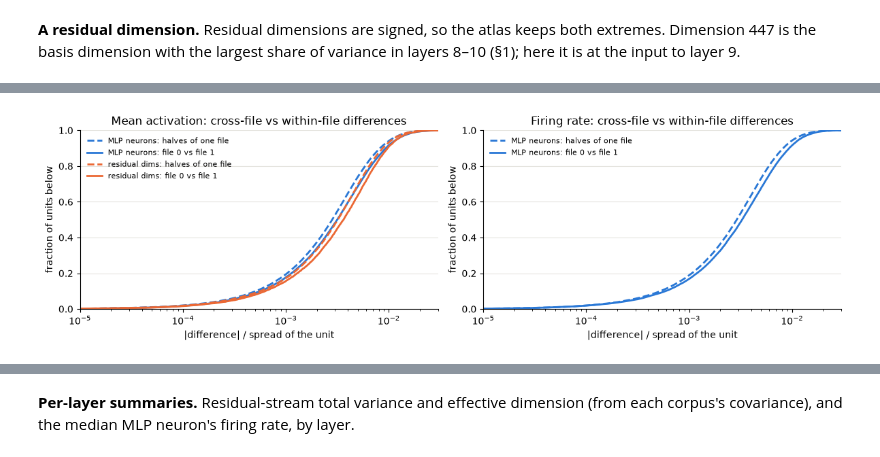
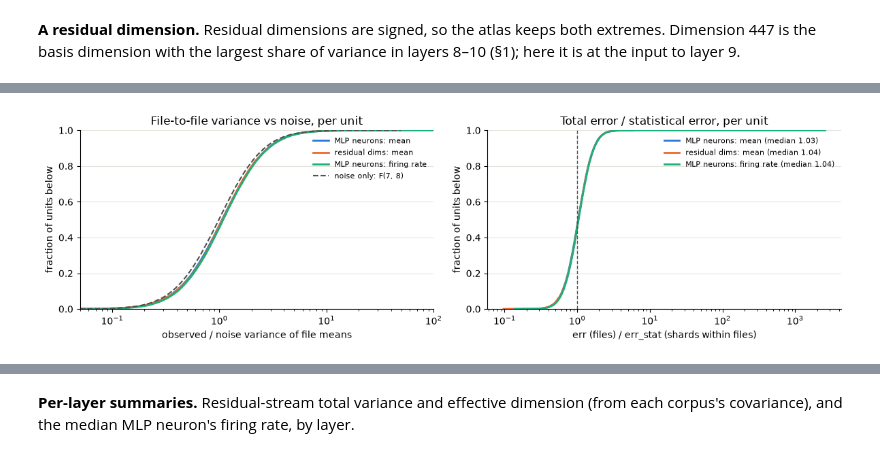
Before and after one commit to rreece/gpt2-atlas, a Jupyter notebook: notebooks/atlas.ipynb, the cells around one changed output, grey strips where cells are left out. Cells and saved outputs as stored; diff of their text form; code cells hidden in the pictures.

```diff
--- a/notebooks/atlas.ipynb
+++ b/notebooks/atlas.ipynb
@@ -282,10 +289,11 @@ comparable. A ratio near 1 means the files differ no more than random splits do.
 # %%
 mlp_mask = (neurons.kind == "post").to_numpy()
-print("median bootstrap error             MLP neurons   residual dims")
-for label, ratio in [("on the mean, in units of std", neurons.mean_err / neurons["std"]),
-                     ("on the std, relative", neurons.std_err / neurons["std"]),
-                     ("on the firing rate, relative", neurons.frac_pos_err / neurons.frac_pos.where(neurons.frac_pos > 0))]:
-    print(f"  {label:32s} {np.nanmedian(ratio[mlp_mask]):10.4f}   {np.nanmedian(ratio[~mlp_mask]):12.4f}")
+print("median error                       MLP neurons (total / stat)   residual dims (total / stat)")
+for label, col, scale in [("on the mean, in units of std", "mean", neurons["std"]), ("on the std, relative", "std", neurons["std"]),
+                          ("on the firing rate, relative", "frac_pos", neurons.frac_pos.where(neurons.frac_pos > 0))]:
+    tot, stat = neurons[f"{col}_err"] / scale, neurons[f"{col}_err_stat"] / scale
+    print(f"  {label:32s} {np.nanmedian(tot[mlp_mask]):9.4f} / {np.nanmedian(stat[mlp_mask]):<9.4f}"
+          f"       {np.nanmedian(tot[~mlp_mask]):9.4f} / {np.nanmedian(stat[~mlp_mask]):.4f}")
 
 # Per-shard moments, in the same unit order as `neurons`.
 sh = pd.read_parquet(ATLAS / "shards.parquet")
@@ -295,40 +303,63 @@ arr = lambda col: sh[col].to_numpy().reshape(S, U)
 n_s, files_s = arr("n")[:, 0], arr("file")[:, 0]
 moments_s = (n_s, arr("mean"), arr("m2"), arr("n_pos"))
 pool = lambda mask: pooled_moments(np.asarray(mask, float)[None], *moments_s)
+files = np.unique(files_s)
+F, k = len(files), S // len(files)  # files, shards per file
+print(f"\n{F} files x {k} shards")
 
-f0, f1 = np.unique(files_s)
-spread = {"mean": neurons["std"].to_numpy(), "frac_pos": np.sqrt(neurons.frac_pos * (1 - neurons.frac_pos)).to_numpy()}
+def file_components(shards_df, F, k):
+    """Per unit: observed variance of the F file means, and the variance expected from noise alone (the scatter of
+    each file's k shards / k). Returns {key: (ratio, observed - noise, noise)} for the mean and the firing rate."""
+    S_, U_ = F * k, len(shards_df) // (F * k)
+    a_ = lambda col: shards_df[col].to_numpy().reshape(S_, U_)
+    out = {}
+    for key, per_shard in [("mean", a_("mean")), ("frac_pos", a_("n_pos") / a_("n"))]:
+        by_file = per_shard.reshape(F, k, U_)
+        noise = (by_file.var(1, ddof=1) / k).mean(0)
+        observed = by_file.mean(1).var(0, ddof=1)
+        with np.errstate(divide="ignore", invalid="ignore"):
+            out[key] = SimpleNamespace(ratio=observed / noise, sigma2_file=observed - noise, noise=noise)
+    return out
+
+comp = file_components(sh, F, k)
+null = np.random.default_rng(0).f(F - 1, F * (k - 1), 200_000)
+
+PANELS = [("mean", mlp_mask, "MLP neurons: mean"), ("mean", ~mlp_mask, "residual dims: mean"),
+          ("frac_pos", mlp_mask, "MLP neurons: firing rate")]
 fig, axes = plt.subplots(1, 2, figsize=(12, 3.6))
-print("\n|difference| / spread       cross-file   halves (÷√2)   ratio, median   ratio, 99th pct")
-for ax, (col, title) in zip(axes, [("mean", "Mean activation"), ("frac_pos", "Firing rate")]):
+print(f"\nobserved / noise variance of file means   median (null {np.median(null):.2f})   above null's 95th pct (null 0.05)"
+      "   file-to-file std / unit std")
+for i, (key, m, label) in enumerate(PANELS):
+    c = comp[key]
+    r = c.ratio[m & np.isfinite(c.ratio)]
+    spread = neurons["std"].to_numpy() if key == "mean" else np.sqrt(neurons.frac_pos * (1 - neurons.frac_pos)).to_numpy()
     with np.errstate(divide="ignore", invalid="ignore"):
-        cross = np.abs(pool(files_s == f0)[col][0] - pool(files_s == f1)[col][0]) / spread[col]
-        halves = []
-        for f in (f0, f1):
-            idx = np.flatnonzero(files_s == f)
-            for pair in ([0, 1], [0, 2], [0, 3]):  # the three ways to split 4 shards into two halves
-                h = np.zeros(S); h[idx[pair]] = 1
-                halves.append(np.abs(pool(h)[col][0] - pool((files_s == f) - h)[col][0]) / spread[col] / np.sqrt(2))
-    for i, (m, label) in enumerate([(mlp_mask, "MLP neurons"), (~mlp_mask, "residual dims")]):
-        if col == "frac_pos" and label == "residual dims":
-            continue  # "> 0" is not meaningful for residual dimensions
-        c = cross[m & np.isfinite(cross)]
-        h = np.concatenate([x[m & np.isfinite(x)] for x in halves])
-        print(f"{title[:12]:12s} {label:13s} {np.median(c):10.4f}   {np.median(h):10.4f}   {np.median(c) / np.median(h):12.2f}   "
-              f"{np.quantile(c, 0.99) / np.quantile(h, 0.99):14.2f}")
-        for vals, ls, which in [(h, "--", "halves of one file"), (c, "-", f"file {f0} vs file {f1}")]:
-            v = np.sort(vals)
-            ax.plot(v, np.arange(1, len(v) + 1) / len(v), color=C[i], lw=2, ls=ls, label=f"{label}: {which}")
-    ax.set(xscale="log", xlim=(1e-5, 3e-2), ylim=(0, 1), title=f"{title}: cross-file vs within-file differences",
-           xlabel="|difference| / spread of the unit", ylabel="fraction of units below")
-    ax.legend(frameon=False, fontsize=8)
+        s2 = c.sigma2_file[m] / spread[m] ** 2
+    print(f"  {label:38s} {np.median(r):12.2f}   {np.mean(r > np.quantile(null, 0.95)):24.2f}"
+          f"   {np.sqrt(max(np.nanmedian(s2), 0)):24.4f}")
+    v = np.sort(r)
+    axes[0].plot(v, np.arange(1, len(v) + 1) / len(v), color=C[i], lw=2, label=label)
+v = np.sort(null)
+axes[0].plot(v, np.arange(1, len(v) + 1) / len(v), color=INK2, lw=1.5, ls="--", label=f"noise only: F({F - 1}, {F * (k - 1)})")
+axes[0].set(xscale="log", xlim=(0.05, 100), ylim=(0, 1), title="File-to-file variance vs noise, per unit",
+            xlabel="observed / noise variance of file means", ylabel="fraction of units below")
+axes[0].legend(frameon=False, fontsize=8)
+for i, (col, m, label) in enumerate(PANELS):
+    r = (neurons[f"{col}_err"] / neurons[f"{col}_err_stat"]).to_numpy()[m]
+    v = np.sort(r[np.isfinite(r)])
+    axes[1].plot(v, np.arange(1, len(v) + 1) / len(v), color=C[i], lw=2, label=f"{label} (median {np.median(v):.2f})")
+axes[1].axvline(1, color=INK2, lw=1, ls="--")
+axes[1].set(xscale="log", ylim=(0, 1), title="Total error / statistical error, per unit",
+            xlabel="err (files) / err_stat (shards within files)", ylabel="fraction of units below")
+axes[1].legend(frameon=False, fontsize=8)
+for ax in axes:
     tidy(ax)
 plt.tight_layout()
 save(fig, "results_corpus_check")
 
-print("\neffective dimension by file (± bootstrap within the file)")
-print("layer  " + "  ".join(f"file {f:<10}" for f in resid["files"]) + "  both files")
+print("\neffective dimension: total error, statistical error, and the spread over files")
+print("layer   eff. dim   err (total)   err_stat   min-max over files")
 for l in layers:
-    cells = "  ".join(f"{resid['pr_file'][l, j]:5.1f} ± {resid['pr_err_file'][l, j]:<4.1f}  " for j in range(len(resid["files"])))
-    print(f"{l:5d}  {cells}  {pr[l]:5.1f} ± {pr_err[l]:.1f}")
+    pf = resid["pr_file"][l]
+    print(f"{l:5d}  {pr[l]:9.1f}  {resid['pr_err'][l]:12.2f}  {resid['pr_err_stat'][l]:9.2f}   {pf.min():6.1f} - {pf.max():.1f}")
 # %% [output]
@@ -352,2 +383,2 @@ layer  file 0           file 1           both files
-[figure, old version]
+[figure, new version]
 # %% [markdown]
```
Also changed, not shown: parts of 21 cells of this notebook, 16 other files.
